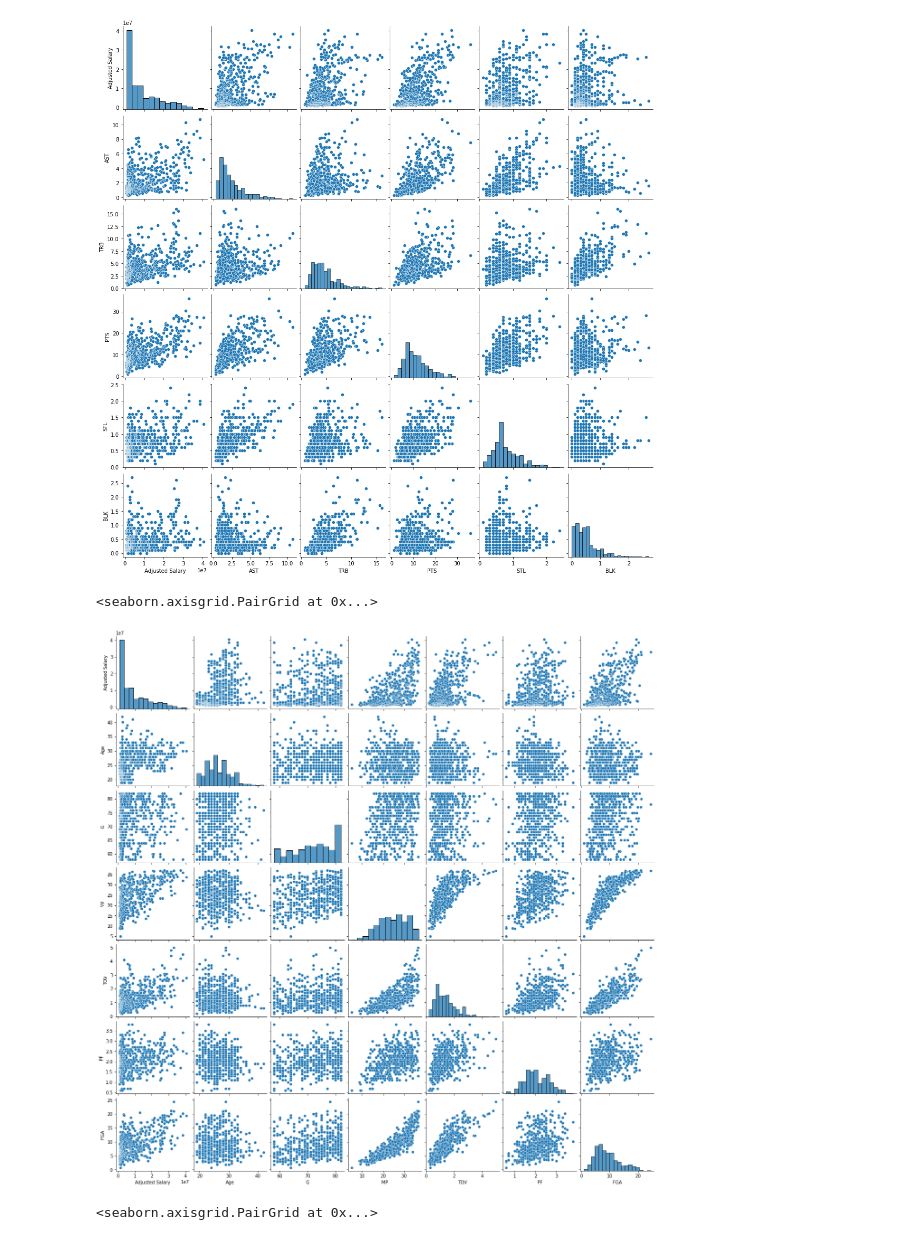
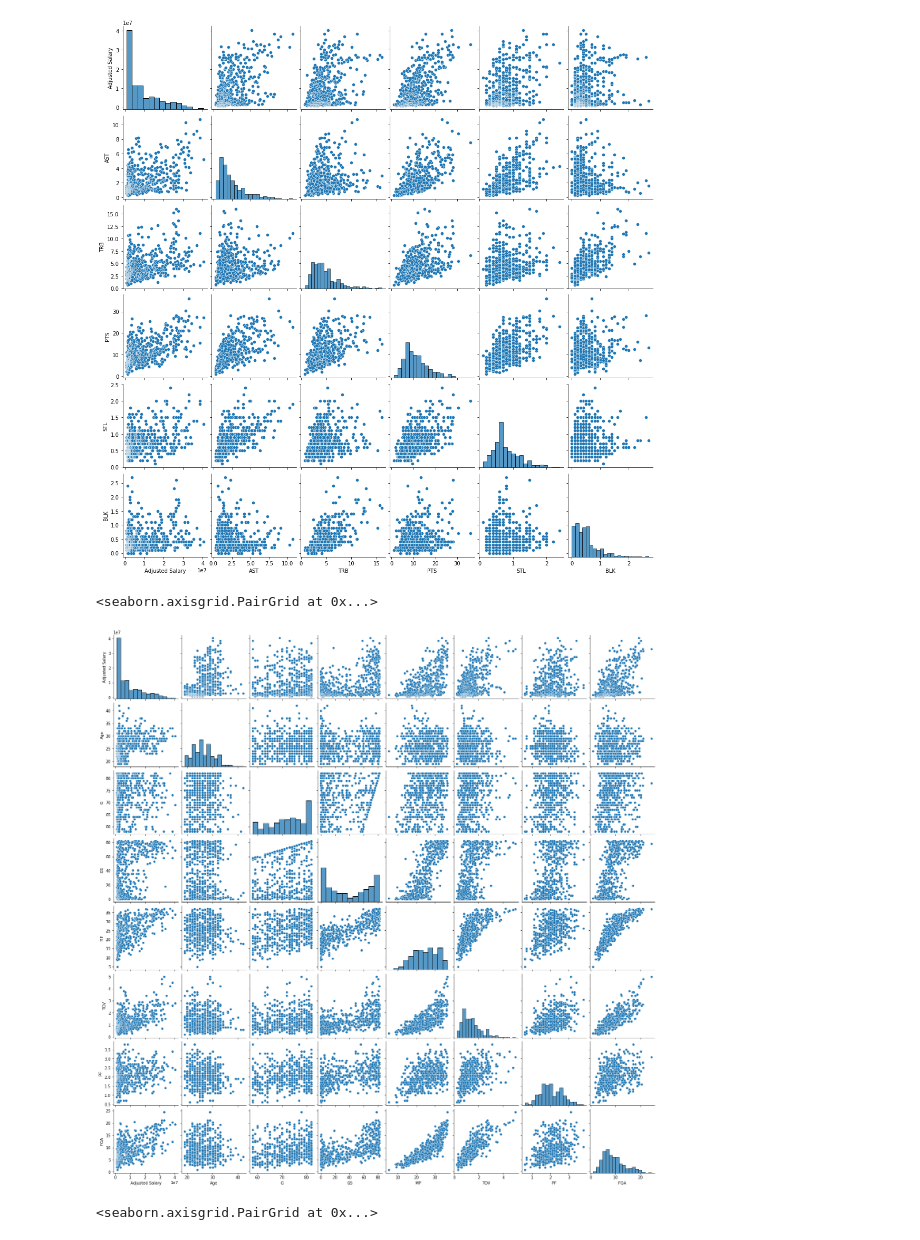
Before and after one commit to dluka117/NBA-Salary-Predictor-Project, a Jupyter notebook: NBAProject.ipynb, the cells around one changed output. Cells and saved outputs as stored; diff of their text form; code cells hidden in the pictures.

```diff
--- a/NBAProject.ipynb
+++ b/NBAProject.ipynb
@@ -48,11 +50,11 @@ sns.pairplot(basic_stats)
 <seaborn.axisgrid.PairGrid at 0x...>
 [figure]
 # %%
-basic_stats2 = df[['Adjusted Salary','Age','G','MP','TOV','PF','FGA']]
+basic_stats2 = df[['Adjusted Salary','Age','G','GS','MP','TOV','PF','FGA']]
 sns.pairplot(basic_stats2)
 # %% [output]
 <seaborn.axisgrid.PairGrid at 0x...>
-[figure, old version]
+[figure, new version]
 # %%
 advanced_stats = df[['Adjusted Salary','TS%','PER','USG%', 'WS','BPM','VORP']]
 sns.pairplot(advanced_stats,height=3)
```
Also changed, not shown: parts of 8 cells of this notebook.
